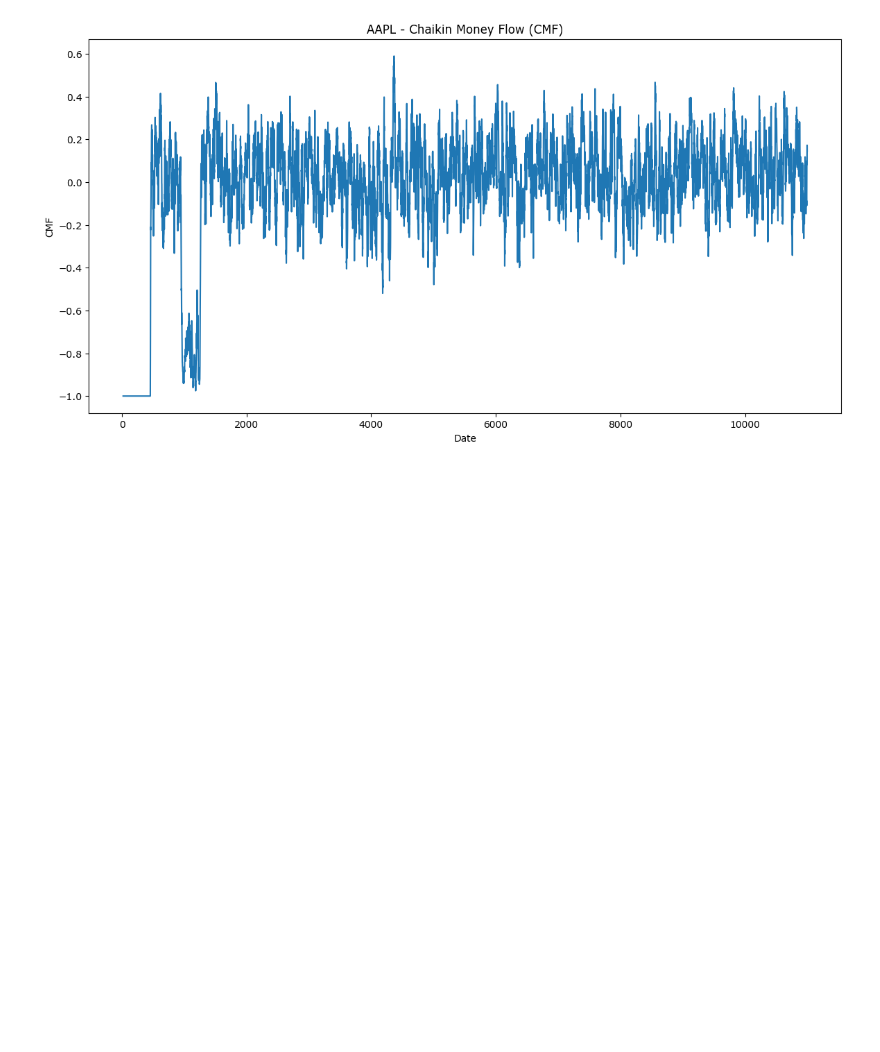
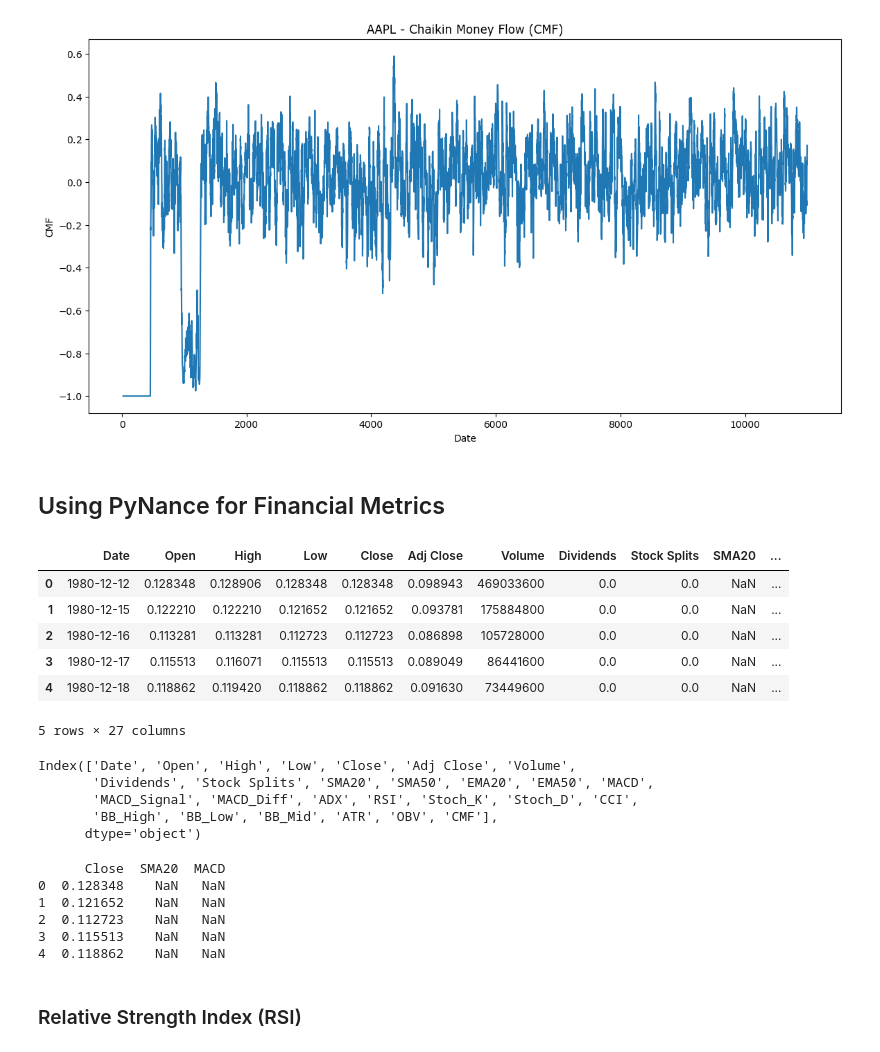
Before and after one commit to doffn/week1_eda, a Jupyter notebook: notebooks/Task_2.ipynb, the cells around one changed output. Saved outputs shown, nothing was run; the diff lists cells and outputs as text; code cells hidden in the pictures; blank space fills up the shorter version.

```diff
--- a/notebooks/Task_2.ipynb
+++ b/notebooks/Task_2.ipynb
@@ -101,16 +101,23 @@ dtype: bool
 ## Analysis Indicators with TA
 # %% [markdown]
 NOTE: TALIB requires a toolkit which is intensive. So i am using another library called TA
+# %%
+data_AAPl.fillna(method='bfill', inplace=True)  # Backward fill
 # %%
 ticker = "AAPL"
-# Trend Indicators
 data_AAPl['SMA20'] = ta.trend.sma_indicator(data_AAPl['Close'], window=20)
 data_AAPl['SMA50'] = ta.trend.sma_indicator(data_AAPl['Close'], window=50)
+
+# Exponential Moving Averages
 data_AAPl['EMA20'] = ta.trend.ema_indicator(data_AAPl['Close'], window=20)
 data_AAPl['EMA50'] = ta.trend.ema_indicator(data_AAPl['Close'], window=50)
-data_AAPl['MACD'] = ta.trend.macd(data_AAPl['Close'])
-data_AAPl['MACD_Signal'] = ta.trend.macd_signal(data_AAPl['Close'])
-data_AAPl['MACD_Diff'] = ta.trend.macd_diff(data_AAPl['Close'])
+
+# MACD
+data_AAPl['MACD'] = ta.trend.macd(data_AAPl['Close'], window_slow=26, window_fast=12)
+data_AAPl['MACD_Signal'] = ta.trend.macd_signal(data_AAPl['Close'], window_sign=9)
+data_AAPl['MACD_Diff'] = ta.trend.macd_diff(data_AAPl['Close'], window_slow=26, window_fast=12)
+
+# ADX
 data_AAPl['ADX'] = ta.trend.adx(data_AAPl['High'], data_AAPl['Low'], data_AAPl['Close'])
 # %% [markdown]
 ### Trend indicators
@@ -162,7 +169,7 @@ plt.show()
 data_AAPl['RSI'] = ta.momentum.rsi(data_AAPl['Close'], window=14)
 data_AAPl['Stoch_K'] = ta.momentum.stoch(data_AAPl['High'], data_AAPl['Low'], data_AAPl['Close'])
 data_AAPl['Stoch_D'] = ta.momentum.stoch_signal(data_AAPl['High'], data_AAPl['Low'], data_AAPl['Close'])
-data_AAPl['CCI'] = ta.trend.cci(data_AAPl['High'], data_AAPl['Low'], data_AAPlta_AAPl['Close'])
+data_AAPl['CCI'] = ta.trend.cci(data_AAPl['High'], data_AAPl['Low'], data_AAPl['Close'])
 # %%
 # Plot momentum indicators
 plot_indicator(data_AAPl, 'RSI', 'Relative Strength Index (RSI)', 'RSI')
@@ -242,3 +249,35 @@ plot_indicator(data_AAPl, 'CMF', 'Chaikin Money Flow (CMF)', 'CMF')
 [figure]
 [figure]
 [figure]
+# %% [markdown]
+## Using PyNance for Financial Metrics
+# %%
+data_AAPl.head()
+# %% [output]
+|  | Date | Open | High | Low | Close | Adj Close | Volume | Dividends | Stock Splits | SMA20 | ... |
+| 0 | 1980-12-12 | 0.128348 | 0.128906 | 0.128348 | 0.128348 | 0.098943 | 469033600 | 0.0 | 0.0 | NaN | ... |
+| 1 | 1980-12-15 | 0.122210 | 0.122210 | 0.121652 | 0.121652 | 0.093781 | 175884800 | 0.0 | 0.0 | NaN | ... |
+| 2 | 1980-12-16 | 0.113281 | 0.113281 | 0.112723 | 0.112723 | 0.086898 | 105728000 | 0.0 | 0.0 | NaN | ... |
+| 3 | 1980-12-17 | 0.115513 | 0.116071 | 0.115513 | 0.115513 | 0.089049 | 86441600 | 0.0 | 0.0 | NaN | ... |
+| 4 | 1980-12-18 | 0.118862 | 0.119420 | 0.118862 | 0.118862 | 0.091630 | 73449600 | 0.0 | 0.0 | NaN | ... |
+5 rows × 27 columns
+# %%
+data_AAPl.columns
+# %% [output]
+Index(['Date', 'Open', 'High', 'Low', 'Close', 'Adj Close', 'Volume',
+       'Dividends', 'Stock Splits', 'SMA20', 'SMA50', 'EMA20', 'EMA50', 'MACD',
+       'MACD_Signal', 'MACD_Diff', 'ADX', 'RSI', 'Stoch_K', 'Stoch_D', 'CCI',
+       'BB_High', 'BB_Low', 'BB_Mid', 'ATR', 'OBV', 'CMF'],
+      dtype='object')
+# %%
+# Display the head of the data with SMA
+print(data_AAPl[['Close', 'SMA20', 'MACD']].head())
+# %% [output]
+      Close  SMA20  MACD
+0  0.128348    NaN   NaN
+1  0.121652    NaN   NaN
+2  0.112723    NaN   NaN
+3  0.115513    NaN   NaN
+4  0.118862    NaN   NaN
+# %% [markdown]
+### Relative Strength Index (RSI)
```
Also changed, not shown: parts of 2 cells of this notebook.
